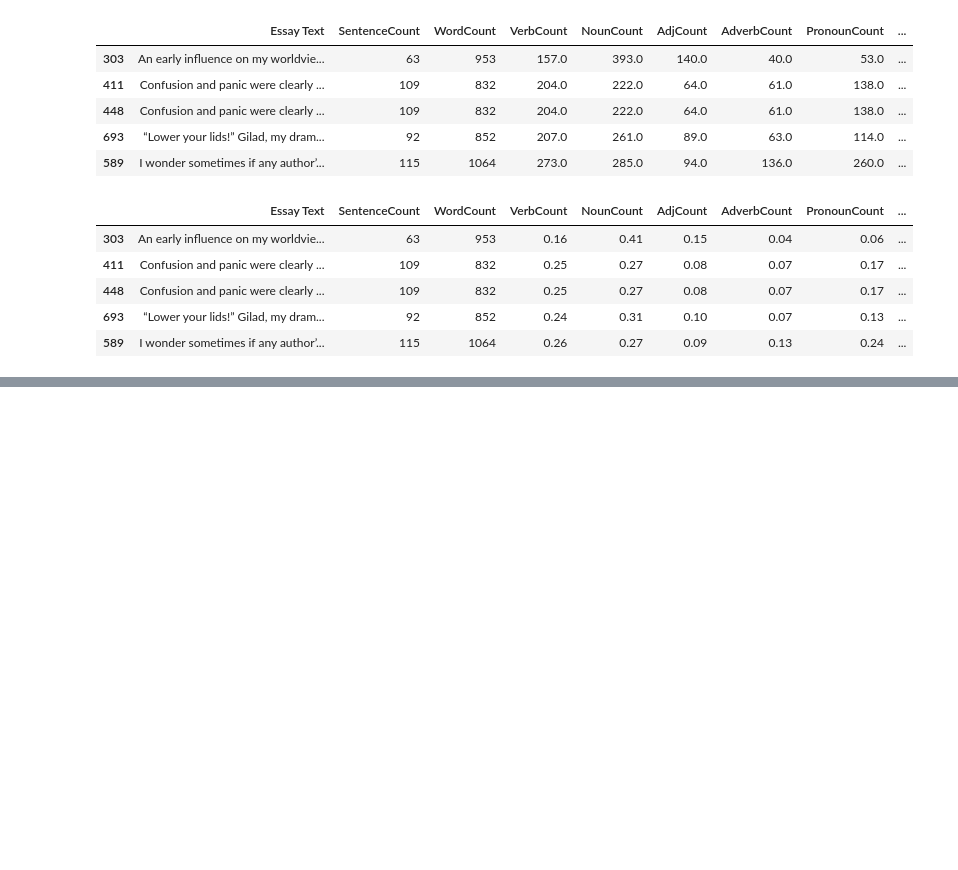
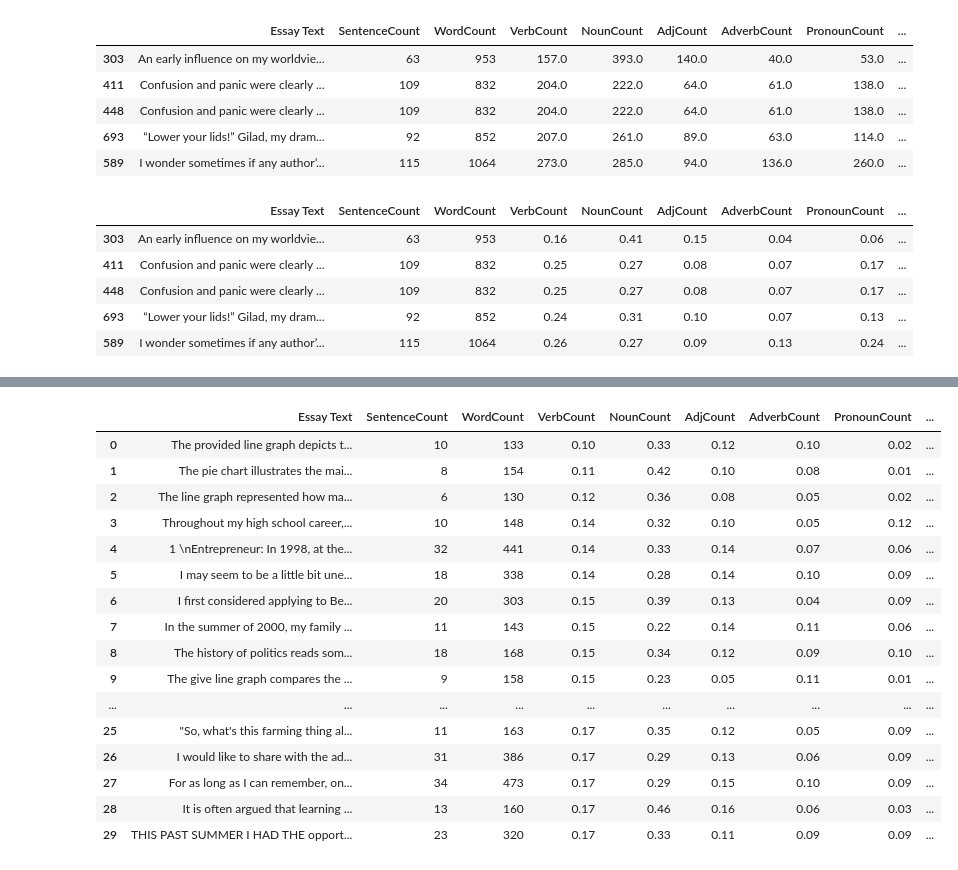
Before and after one commit to netgvarun2012/Blackbox, a Jupyter notebook: TextifyProofReading.ipynb, the cells around one changed output, grey strips where cells are left out. Cells and saved outputs as stored; diff of their text form; code cells hidden in the pictures; blank space fills up the shorter version.

```diff
--- a/TextifyProofReading.ipynb
+++ b/TextifyProofReading.ipynb
@@ -316,0 +412,2 @@ df_essays.tail()
+# %%
+df_essays.replace([np.inf, -np.inf], np.nan, inplace=True)
@@ -316,0 +428,2 @@ df_essays.tail()
+# %%
+df_essays.dropna(inplace=True)
@@ -316,0 +455,20 @@ df_essays.tail()
+# %%
+import spacy
+import pandas as pd
+from spacy.matcher import Matcher
+
+matcher = Matcher(nlp.vocab)
+
+# function to check the type of sentence
+def checkForSentType(inputEssay):
+    # running the model on sentence
+    doc = nlp(inputEssay)
+    sents = list(doc.sents)
+
+    passive_rule = [{'DEP':'nsubjpass'},{'DEP':'aux','OP':'*'},{'DEP':'auxpass'},{'TAG':'VBN'}]
+    matcher.add('Passive',None,passive_rule)
+    matches = matcher(doc)
+    return (len(matches)/len(sents),(len(sents)-len(matches))/len(sents))
+
+df_essays[['NumberofPassiveVoice','NumberofActiveVoice']] = df_essays.apply(lambda row: pd.Series(checkForSentType(row['Essay Text'])),axis=1)
+df_essays.reset_index(drop=True,inplace=True)
@@ -316,0 +519,27 @@ df_essays.tail()
+# %%
+from textatistic import Textatistic
+def get_flesch_score(essay_text):
+  readability_score = Textatistic(essay_text).scores
+  return round(readability_score['flesch_score'],2)
+
+df_essays['FleschScore'] = df_essays.apply(lambda x: get_flesch_score(x['Essay Text']),axis=1)
+# %%
+df_essays.head(30)
+# %% [output]
+|  | Essay Text | SentenceCount | WordCount | VerbCount | NounCount | AdjCount | AdverbCount | PronounCount | ... |
+| 0 | The provided line graph depicts t... | 10 | 133 | 0.10 | 0.33 | 0.12 | 0.10 | 0.02 | ... |
+| 1 | The pie chart illustrates the mai... | 8 | 154 | 0.11 | 0.42 | 0.10 | 0.08 | 0.01 | ... |
+| 2 | The line graph represented how ma... | 6 | 130 | 0.12 | 0.36 | 0.08 | 0.05 | 0.02 | ... |
+| 3 | Throughout my high school career,... | 10 | 148 | 0.14 | 0.32 | 0.10 | 0.05 | 0.12 | ... |
+| 4 | 1 \nEntrepreneur: In 1998, at the... | 32 | 441 | 0.14 | 0.33 | 0.14 | 0.07 | 0.06 | ... |
+| 5 | I may seem to be a little bit une... | 18 | 338 | 0.14 | 0.28 | 0.14 | 0.10 | 0.09 | ... |
+| 6 | I first considered applying to Be... | 20 | 303 | 0.15 | 0.39 | 0.13 | 0.04 | 0.09 | ... |
+| 7 | In the summer of 2000, my family ... | 11 | 143 | 0.15 | 0.22 | 0.14 | 0.11 | 0.06 | ... |
+| 8 | The history of politics reads som... | 18 | 168 | 0.15 | 0.34 | 0.12 | 0.09 | 0.10 | ... |
+| 9 | The give line graph compares the ... | 9 | 158 | 0.15 | 0.23 | 0.05 | 0.11 | 0.01 | ... |
+| ... | ... | ... | ... | ... | ... | ... | ... | ... | ... |
+| 25 | "So, what's this farming thing al... | 11 | 163 | 0.17 | 0.35 | 0.12 | 0.05 | 0.09 | ... |
+| 26 | I would like to share with the ad... | 31 | 386 | 0.17 | 0.29 | 0.13 | 0.06 | 0.09 | ... |
+| 27 | For as long as I can remember, on... | 34 | 473 | 0.17 | 0.29 | 0.15 | 0.10 | 0.09 | ... |
+| 28 | It is often argued that learning ... | 13 | 160 | 0.17 | 0.46 | 0.16 | 0.06 | 0.03 | ... |
+| 29 | THIS PAST SUMMER I HAD THE opport... | 23 | 320 | 0.17 | 0.33 | 0.11 | 0.09 | 0.09 | ... |
```
Also changed, not shown: parts of 59 cells of this notebook.
